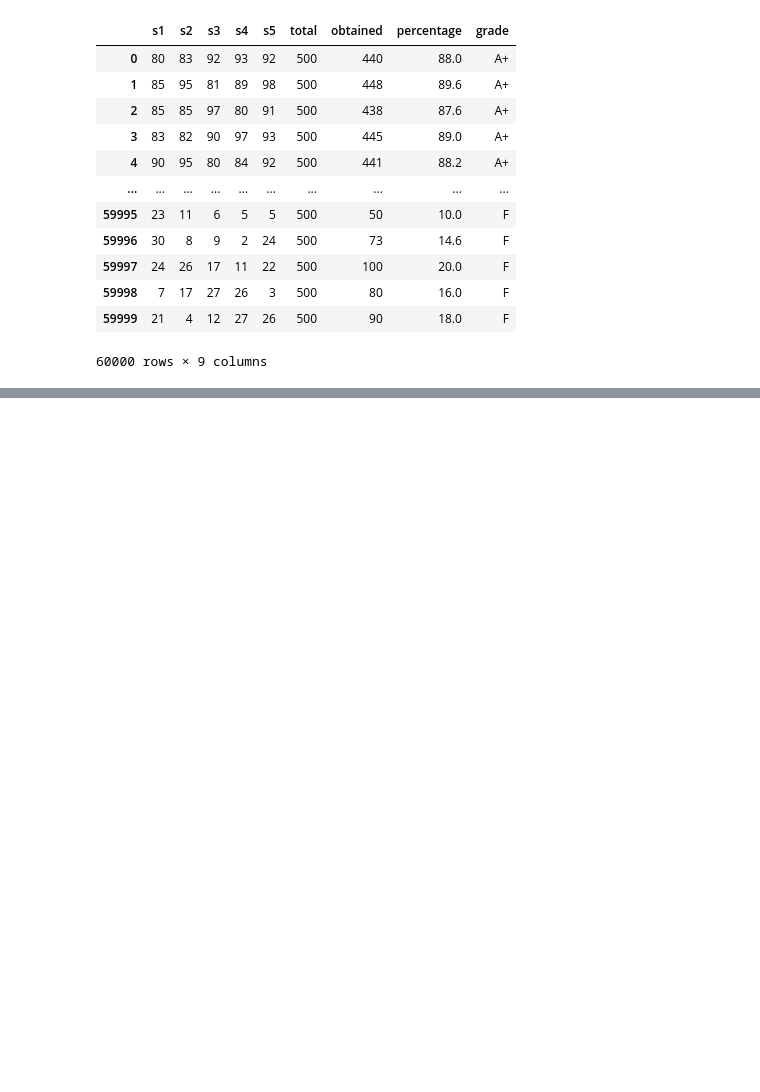
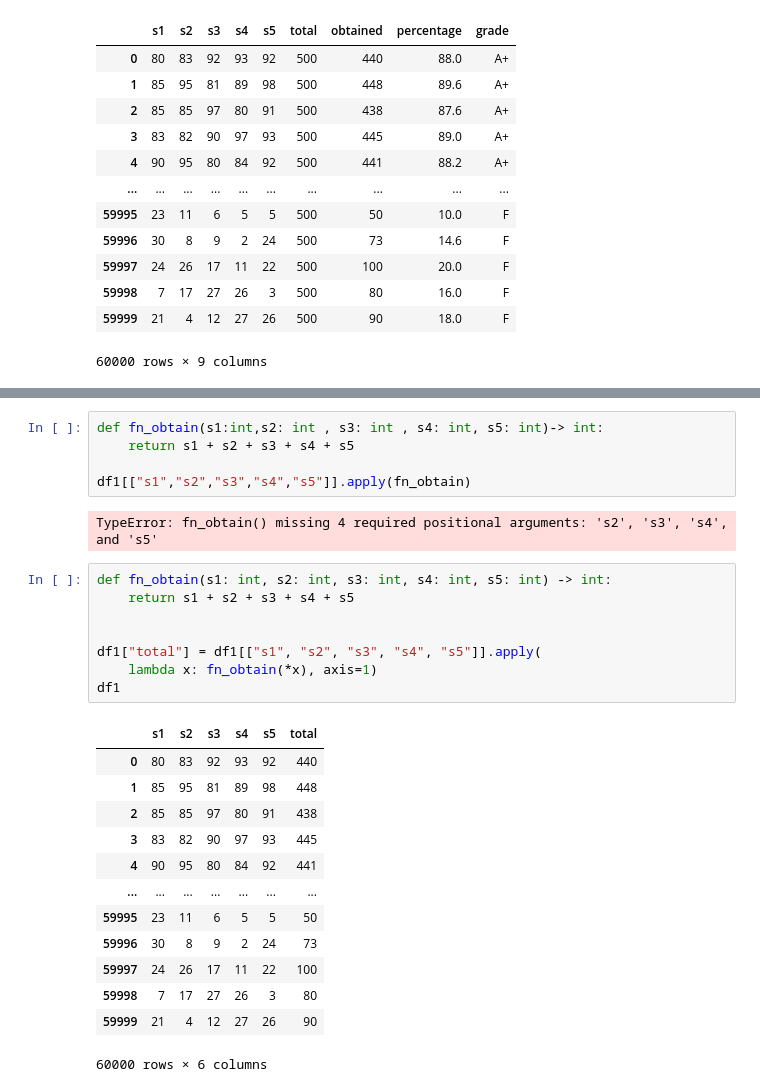
Before and after one commit to Saboor-Hussain/Generative-AI, a Jupyter notebook: Python/Class/class_18(pandas_column_functions).ipynb, the cells around one changed output, grey strips where cells are left out. Drawn from its saved outputs; the diff is of its cells as text; blank space fills up the shorter version.

```diff
--- a/Python/Class/class_18(pandas_column_functions).ipynb
+++ b/Python/Class/class_18(pandas_column_functions).ipynb
@@ -516,0 +568,29 @@ df
+# %%
+def fn_obtain(s1:int,s2: int , s3: int , s4: int, s5: int)-> int:
+    return s1 + s2 + s3 + s4 + s5
+
+df1[["s1","s2","s3","s4","s5"]].apply(fn_obtain)
+# %% [output]
+TypeError: fn_obtain() missing 4 required positional arguments: 's2', 's3', 's4', and 's5'
+# %%
+def fn_obtain(s1: int, s2: int, s3: int, s4: int, s5: int) -> int:
+    return s1 + s2 + s3 + s4 + s5
+
+
+df1["total"] = df1[["s1", "s2", "s3", "s4", "s5"]].apply(
+    lambda x: fn_obtain(*x), axis=1)
+df1
+# %% [output]
+|  | s1 | s2 | s3 | s4 | s5 | total |
+| 0 | 80 | 83 | 92 | 93 | 92 | 440 |
+| 1 | 85 | 95 | 81 | 89 | 98 | 448 |
+| 2 | 85 | 85 | 97 | 80 | 91 | 438 |
+| 3 | 83 | 82 | 90 | 97 | 93 | 445 |
+| 4 | 90 | 95 | 80 | 84 | 92 | 441 |
+| ... | ... | ... | ... | ... | ... | ... |
+| 59995 | 23 | 11 | 6 | 5 | 5 | 50 |
+| 59996 | 30 | 8 | 9 | 2 | 24 | 73 |
+| 59997 | 24 | 26 | 17 | 11 | 22 | 100 |
+| 59998 | 7 | 17 | 27 | 26 | 3 | 80 |
+| 59999 | 21 | 4 | 12 | 27 | 26 | 90 |
+60000 rows × 6 columns
```
Also changed, not shown: parts of 23 cells of this notebook, 1 other file.
